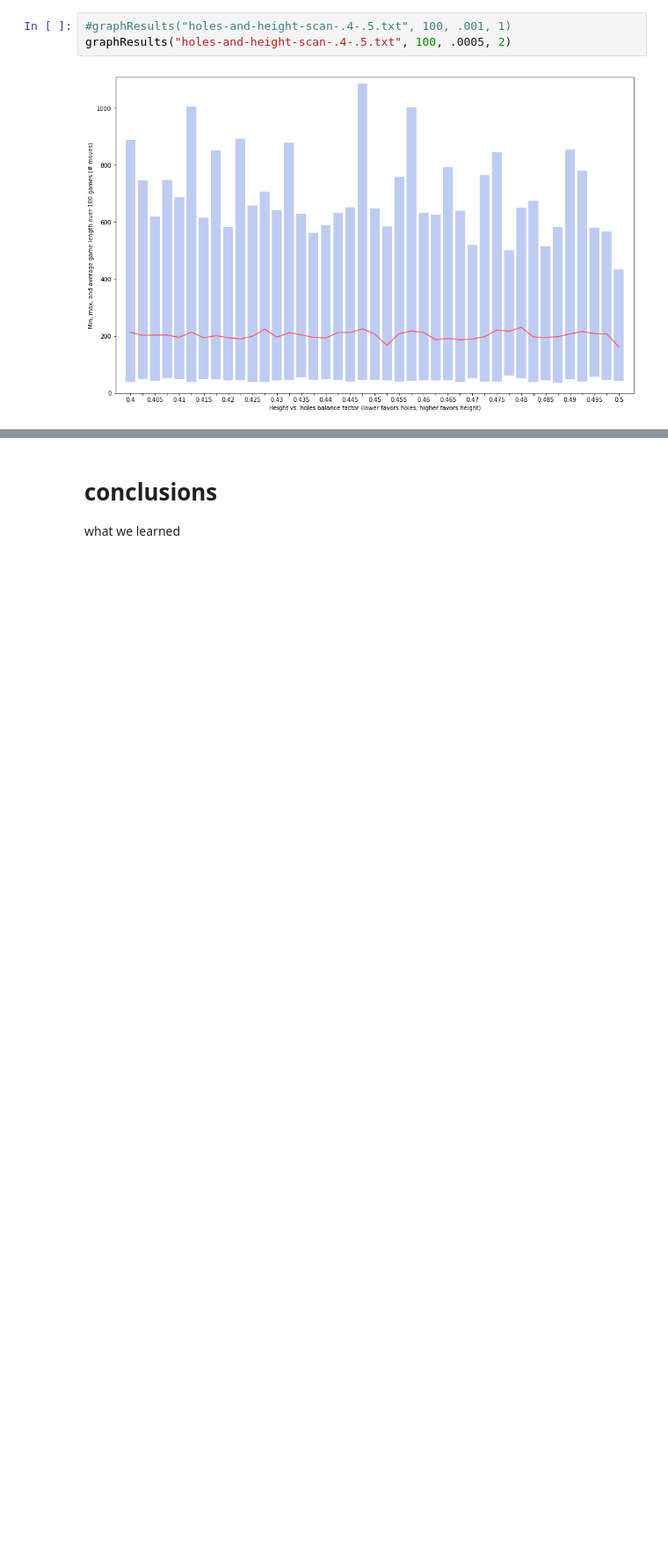
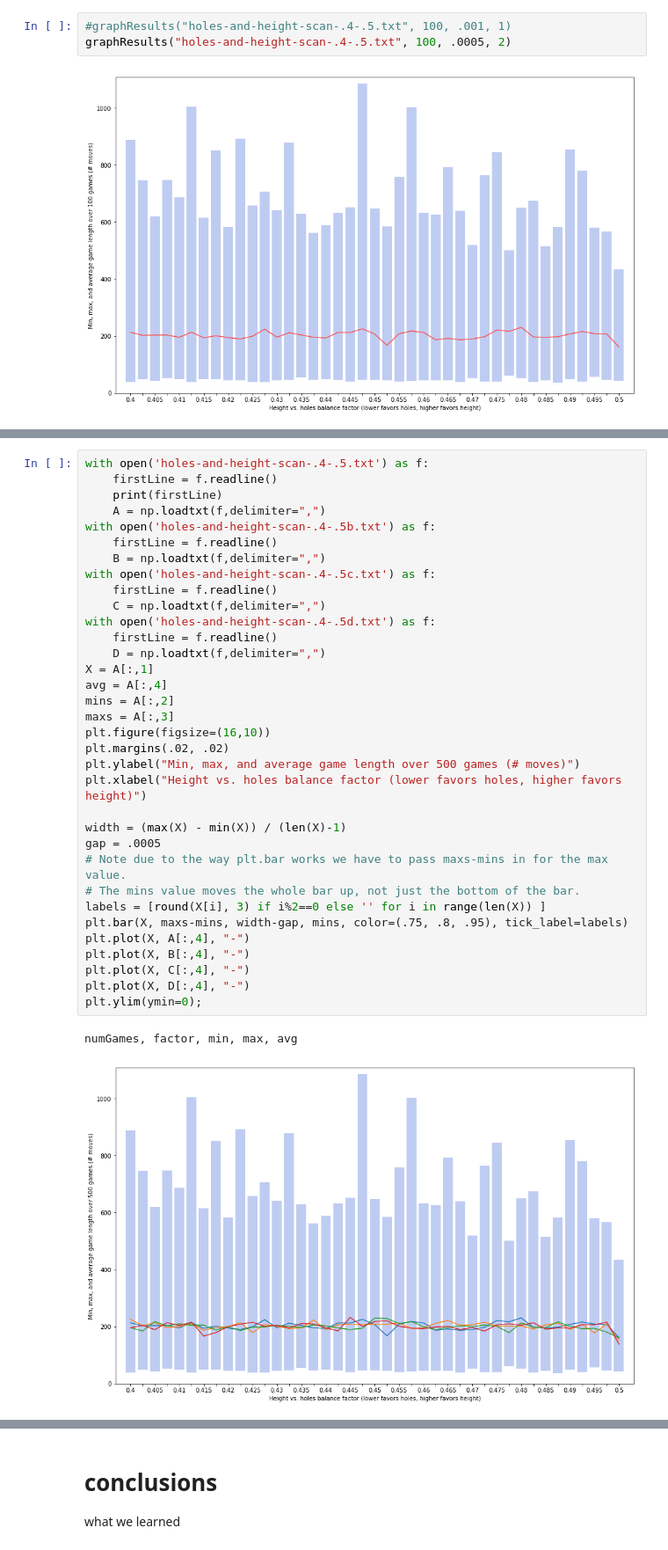
Before and after one commit to josephgriffith/Tetris-AI-Project, a Jupyter notebook: Project Report.ipynb, the cells around one changed output, grey strips where cells are left out. Shown at 88% size. Saved outputs shown, nothing was run; the diff lists cells and outputs as text; blank space fills up the shorter version.

```diff
--- a/Project Report.ipynb
+++ b/Project Report.ipynb
@@ -236,0 +238,37 @@ graphResults("holes-and-height-scan-.4-.5d.txt", 100, .001, 2)
+# %%
+with open('holes-and-height-scan-.4-.5.txt') as f:
+    firstLine = f.readline()
+    print(firstLine)
+    A = np.loadtxt(f,delimiter=",")
+with open('holes-and-height-scan-.4-.5b.txt') as f:
+    firstLine = f.readline()
+    B = np.loadtxt(f,delimiter=",")
+with open('holes-and-height-scan-.4-.5c.txt') as f:
+    firstLine = f.readline()
+    C = np.loadtxt(f,delimiter=",")
+with open('holes-and-height-scan-.4-.5d.txt') as f:
+    firstLine = f.readline()
+    D = np.loadtxt(f,delimiter=",")
+X = A[:,1]
+avg = A[:,4]
+mins = A[:,2]
+maxs = A[:,3]
+plt.figure(figsize=(16,10))
+plt.margins(.02, .02)
+plt.ylabel("Min, max, and average game length over 500 games (# moves)")
+plt.xlabel("Height vs. holes balance factor (lower favors holes, higher favors height)")
+
+width = (max(X) - min(X)) / (len(X)-1)
+gap = .0005
+# Note due to the way plt.bar works we have to pass maxs-mins in for the max value.
+# The mins value moves the whole bar up, not just the bottom of the bar.
+labels = [round(X[i], 3) if i%2==0 else '' for i in range(len(X)) ]
+plt.bar(X, maxs-mins, width-gap, mins, color=(.75, .8, .95), tick_label=labels)
+plt.plot(X, A[:,4], "-")
+plt.plot(X, B[:,4], "-")
+plt.plot(X, C[:,4], "-")
+plt.plot(X, D[:,4], "-")
+plt.ylim(ymin=0);
+# %% [output]
+numGames, factor, min, max, avg
+[figure, added]
```
Also changed, not shown: parts of 16 cells of this notebook, 7 other files.
